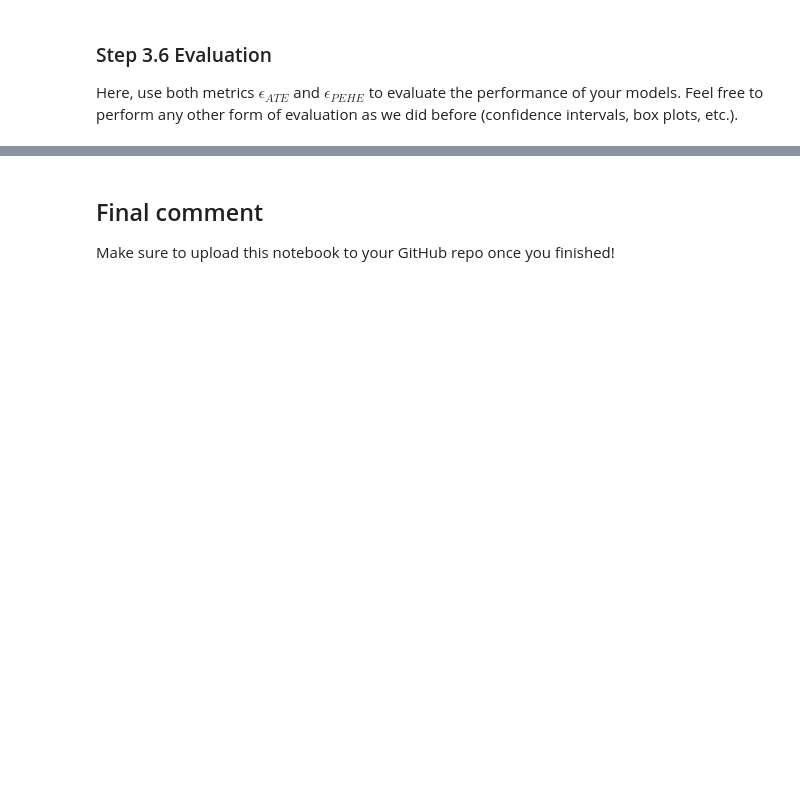
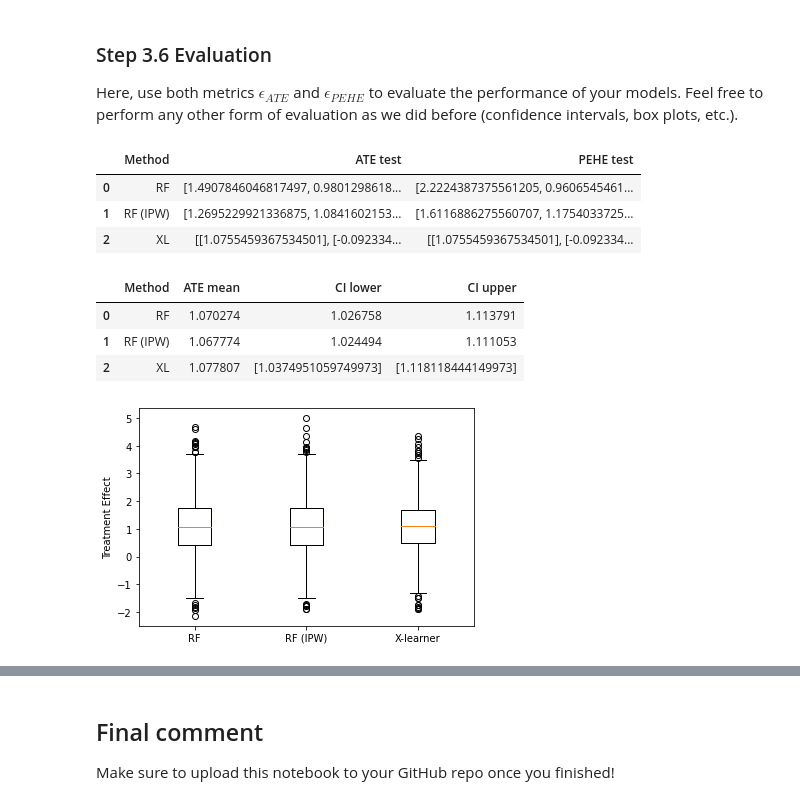
Before and after one commit to FarhinaMirza/CE888, a Jupyter notebook: Causal_Inference.ipynb, the cells around one changed output, grey strips where cells are left out. Cells and saved outputs as stored; diff of their text form; code cells hidden in the pictures; blank space fills up the shorter version.

```diff
--- a/Causal_Inference.ipynb
+++ b/Causal_Inference.ipynb
@@ -591,0 +644,37 @@ Steps:
+# %%
+# YOUR CODE HERE (add new code cells as necessary)
+rf1 = RandomForestRegressor()
+xt_train = (np.concatenate([x_train, t_train], axis=1))
+rf1.fit(xt_train, y_train.flatten())
+
+xt0_test = np.concatenate([x_test, np.zeros_like(t_test)], axis=1)
+rf1_y0_test = rf.predict(xt0_test)
+
+xt1_test = np.concatenate([x_test, np.ones_like(t_test)], axis=1)
+rf1_y1_test = rf.predict(xt1_test)
+
+rf1_te_test = rf1_y1_test - rf1_y0_test
+# %%
+# Get the sample weights
+prop_clf = RandomForestClassifier()
+weights = get_ps_weights(prop_clf, x_train, t_train)
+
+# Train the regressor
+rf1_ipsw = RandomForestRegressor()
+
+rf1_ipsw.fit(xt_train, y_train.flatten(), sample_weight=100)
+
+# Make predictions
+# YOUR CODE HERE
+rf1_ipsw_y0_test = rf_ipsw.predict(np.concatenate([x_test, np.zeros_like(t_test)], axis=1))
+rf1_ipsw_y1_test = rf_ipsw.predict(np.concatenate([x_test, np.ones_like(t_test)], axis=1))
+
+# Compute ITEs
+# YOUR CODE HERE
+rf1_ipsw_te_test = rf1_ipsw_y1_test - rf1_ipsw_y0_test
+# %%
+# X-Learner
+xl = XLearner(models=RandomForestRegressor(), propensity_model=RandomForestClassifier())
+xl.fit(y_train, t_train.flatten(), X=x_train)
+
+xl_te_test = xl.effect(x_test)
@@ -599,0 +704,15 @@ Here, use both metrics $ϵ_{ATE}$ and $ϵ_{PEHE}$ to evaluate the performance of
+# %%
+results = []
+results.append(['RF', rf1_ate_test, rf1_pehe_test])
+results.append(['RF (IPW)', rf1_ipsw_ate_test, rf1_ipsw_pehe_test])
+results.append(['XL', xl_ate_test, xl_pehe_test])
+
+cols = ['Method', 'ATE test', 'PEHE test']
+
+df = pd.DataFrame(results, columns=cols)
+df
+# %% [output]
+|  | Method | ATE test | PEHE test |
+| 0 | RF | [1.4907846046817497, 0.9801298618... | [2.2224387375561205, 0.9606545461... |
+| 1 | RF (IPW) | [1.2695229921336875, 1.0841602153... | [1.6116886275560707, 1.1754033725... |
+| 2 | XL | [[1.0755459367534501], [-0.092334... | [[1.0755459367534501], [-0.092334... |
@@ -599,0 +724,27 @@ Here, use both metrics $ϵ_{ATE}$ and $ϵ_{PEHE}$ to evaluate the performance of
+# %%
+rf1_ate_bounds = mean_ci(rf_te_test)
+rf1_ipsw_ate_bounds = mean_ci(rf_ipsw_te_test)
+xl_ate_bounds = mean_ci(xl_te_test)
+
+results = []
+results.append(['RF', rf1_ate_bounds[0], rf1_ate_bounds[1], rf1_ate_bounds[2]])
+results.append(['RF (IPW)', rf1_ipsw_ate_bounds[0], rf1_ipsw_ate_bounds[1], rf1_ipsw_ate_bounds[2]])
+results.append(['XL', xl_ate_bounds[0], xl_ate_bounds[1], xl_ate_bounds[2]])
+
+cols = ['Method', 'ATE mean', 'CI lower', 'CI upper']
+
+df = pd.DataFrame(results, columns=cols)
+df
+# %% [output]
+|  | Method | ATE mean | CI lower | CI upper |
+| 0 | RF | 1.070274 | 1.026758 | 1.113791 |
+| 1 | RF (IPW) | 1.067774 | 1.024494 | 1.111053 |
+| 2 | XL | 1.077807 | [1.0374951059749973] | [1.118118444149973] |
+# %%
+plt.figure()
+plt.boxplot([rf1_te_test, rf1_ipsw_te_test, xl_te_test.flatten()], labels=['RF', 'RF (IPW)', 'X-learner'])
+plt.ylabel('Treatment Effect')
+
+plt.show()
+# %% [output]
+[figure, added]
```
Also changed, not shown: parts of 12 cells of this notebook.
